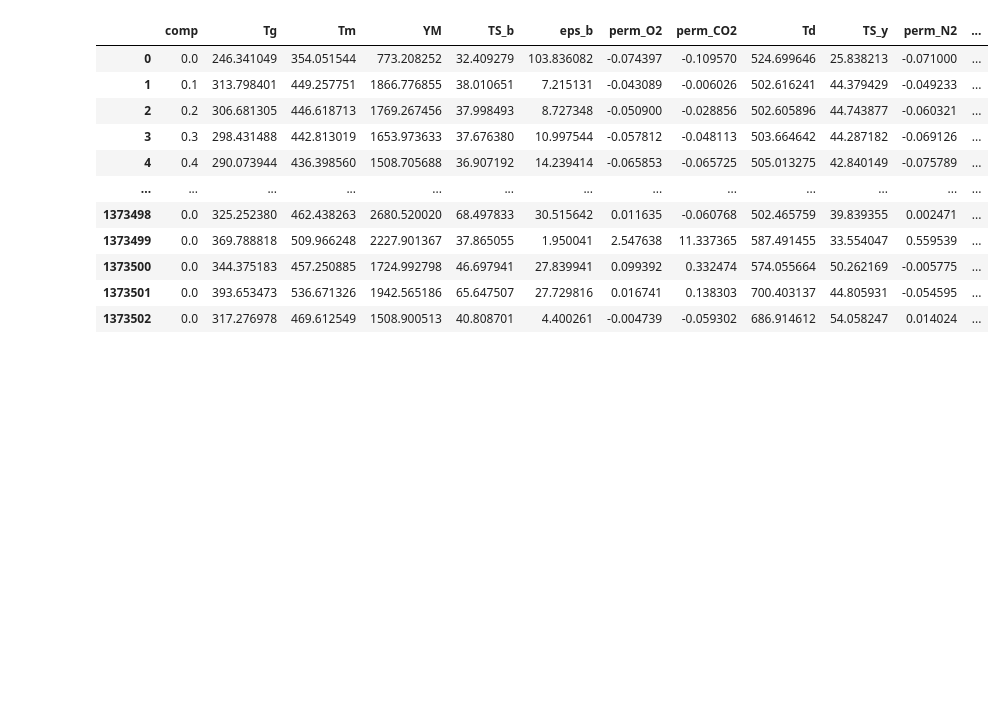
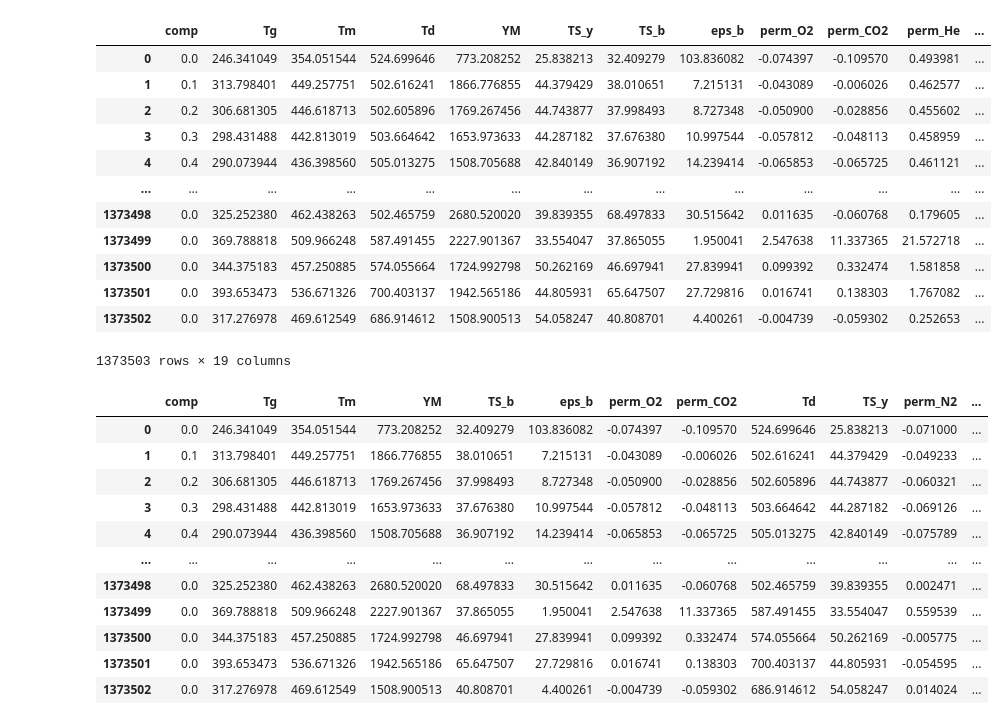
Before and after one commit to Ramprasad-Group/bioplastic_design, a Jupyter notebook: bioplastic_design/screening.ipynb, the cells around one changed output. Cells and saved outputs as stored; diff of their text form; code cells hidden in the pictures; blank space fills up the shorter version.

Commit message:
Add predictions on all polymers

```diff
--- a/bioplastic_design/screening.ipynb
+++ b/bioplastic_design/screening.ipynb
@@ -1,8 +1,23 @@
 # %%
 import pandas as pd
 from pathlib import Path
-df = pd.read_pickle('predictions_01_11_2022.pkl')
+df = pd.read_parquet('predictions_01_11_2022.parquet')
 df = df.fillna('')
+df
+# %% [output]
+|  | comp | Tg | Tm | Td | YM | TS_y | TS_b | eps_b | perm_O2 | perm_CO2 | perm_He | ... |
+| 0 | 0.0 | 246.341049 | 354.051544 | 524.699646 | 773.208252 | 25.838213 | 32.409279 | 103.836082 | -0.074397 | -0.109570 | 0.493981 | ... |
+| 1 | 0.1 | 313.798401 | 449.257751 | 502.616241 | 1866.776855 | 44.379429 | 38.010651 | 7.215131 | -0.043089 | -0.006026 | 0.462577 | ... |
+| 2 | 0.2 | 306.681305 | 446.618713 | 502.605896 | 1769.267456 | 44.743877 | 37.998493 | 8.727348 | -0.050900 | -0.028856 | 0.455602 | ... |
+| 3 | 0.3 | 298.431488 | 442.813019 | 503.664642 | 1653.973633 | 44.287182 | 37.676380 | 10.997544 | -0.057812 | -0.048113 | 0.458959 | ... |
+| 4 | 0.4 | 290.073944 | 436.398560 | 505.013275 | 1508.705688 | 42.840149 | 36.907192 | 14.239414 | -0.065853 | -0.065725 | 0.461121 | ... |
+| ... | ... | ... | ... | ... | ... | ... | ... | ... | ... | ... | ... | ... |
+| 1373498 | 0.0 | 325.252380 | 462.438263 | 502.465759 | 2680.520020 | 39.839355 | 68.497833 | 30.515642 | 0.011635 | -0.060768 | 0.179605 | ... |
+| 1373499 | 0.0 | 369.788818 | 509.966248 | 587.491455 | 2227.901367 | 33.554047 | 37.865055 | 1.950041 | 2.547638 | 11.337365 | 21.572718 | ... |
+| 1373500 | 0.0 | 344.375183 | 457.250885 | 574.055664 | 1724.992798 | 50.262169 | 46.697941 | 27.839941 | 0.099392 | 0.332474 | 1.581858 | ... |
+| 1373501 | 0.0 | 393.653473 | 536.671326 | 700.403137 | 1942.565186 | 44.805931 | 65.647507 | 27.729816 | 0.016741 | 0.138303 | 1.767082 | ... |
+| 1373502 | 0.0 | 317.276978 | 469.612549 | 686.914612 | 1508.900513 | 54.058247 | 40.808701 | 4.400261 | -0.004739 | -0.059302 | 0.252653 | ... |
+1373503 rows × 19 columns
 # %%
 # Reorder columns
 order = ['comp', 'Tg', 'Tm',  'YM', 'TS_b',  'eps_b', 'perm_O2', 'perm_CO2', 'Td', 'TS_y', 'perm_N2',
```
Also changed, not shown: 3 other files.
